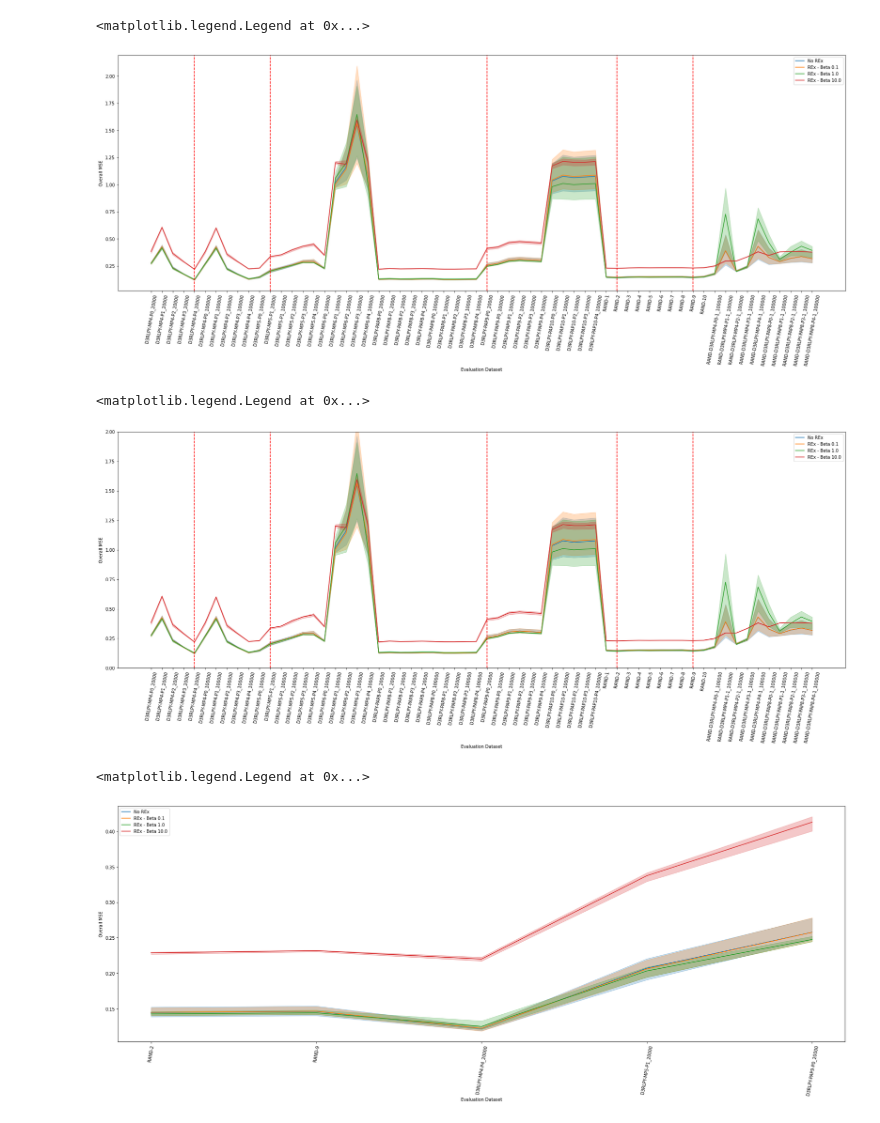
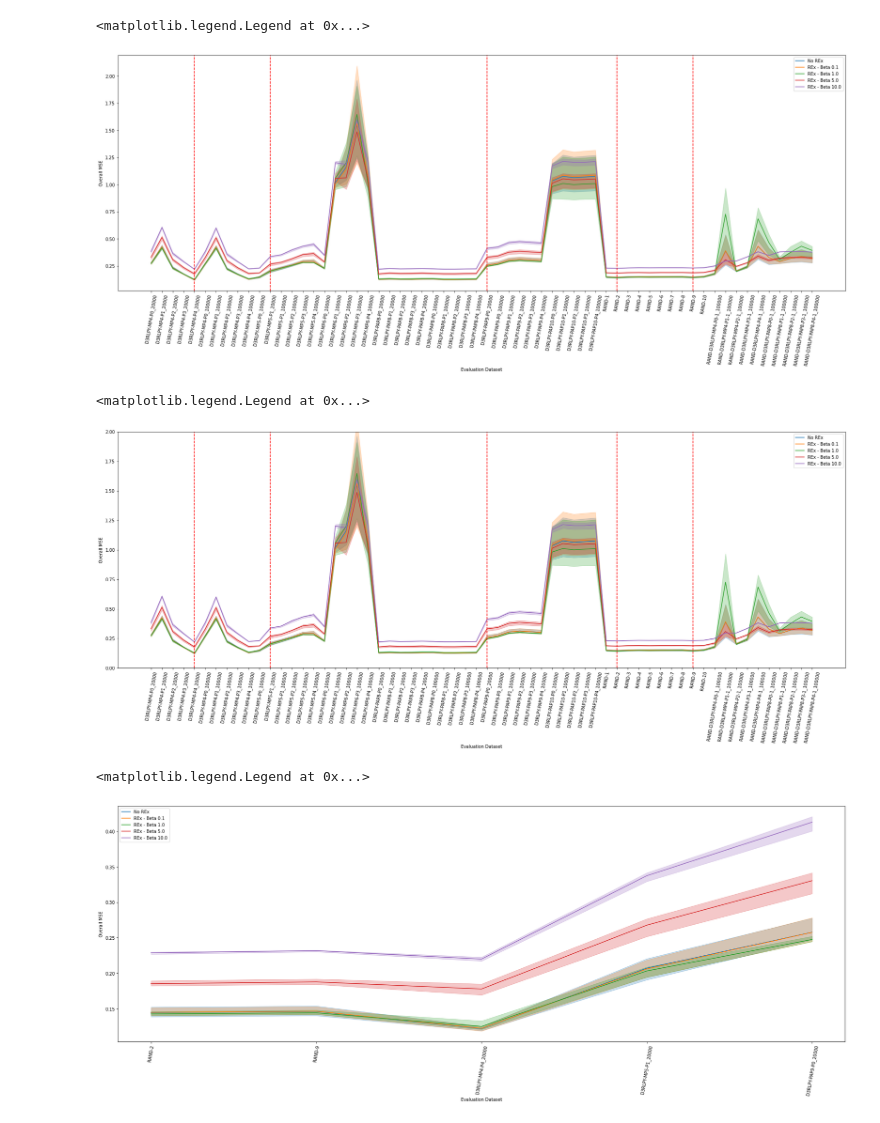
Before and after one commit to thatscotdatasci/mopo, a Jupyter notebook: model_scoring_MP329-MP340.ipynb, the cells around one changed output. Saved outputs shown, nothing was run; the diff lists cells and outputs as text; code cells hidden in the pictures.

```diff
--- a/model_scoring_MP329-MP340.ipynb
+++ b/model_scoring_MP329-MP340.ipynb
@@ -97,6 +101,7 @@ labels = ['No REx', 'REx - Beta 0.1', 'REx - Beta 1.0', 'REx - Beta 10.0']
 scores_no_rex_df = get_scores_df(experiments_no_rex, evaluation_datasets)
 scores_mse_01_df = get_scores_df(experiments_mse_01, evaluation_datasets)
 scores_mse_1_df = get_scores_df(experiments_mse_1, evaluation_datasets)
+scores_mse_5_df = get_scores_df(experiments_mse_5, evaluation_datasets)
 scores_mse_10_df = get_scores_df(experiments_mse_10, evaluation_datasets)
 # %%
 scores_no_rex_groups = (
@@ -120,6 +125,13 @@ scores_mse_1_avgs_df = scores_mse_1_groups.mean().reset_index()
 scores_mse_1_mins_df = scores_mse_1_groups.min().reset_index()
 scores_mse_1_maxs_df = scores_mse_1_groups.max().reset_index()
 
+scores_mse_5_groups = (
+    scores_mse_5_df.groupby(['training_dataset', 'rex', 'rex_beta', 'evaluation_dataset'])
+)
+scores_mse_5_avgs_df = scores_mse_5_groups.mean().reset_index()
+scores_mse_5_mins_df = scores_mse_5_groups.min().reset_index()
+scores_mse_5_maxs_df = scores_mse_5_groups.max().reset_index()
+
 scores_mse_10_groups = (
     scores_mse_10_df.groupby(['training_dataset', 'rex', 'rex_beta', 'evaluation_dataset'])
 )
@@ -134,6 +146,7 @@ for i, (exp_avgs, exp_mins, exp_maxs) in enumerate([
     (scores_no_rex_avgs_df, scores_no_rex_mins_df, scores_no_rex_maxs_df),
     (scores_mse_01_avgs_df, scores_mse_01_mins_df, scores_mse_01_maxs_df),
     (scores_mse_1_avgs_df, scores_mse_1_mins_df, scores_mse_1_maxs_df),
+    (scores_mse_5_avgs_df, scores_mse_5_mins_df, scores_mse_5_maxs_df),
     (scores_mse_10_avgs_df, scores_mse_10_mins_df, scores_mse_10_maxs_df),
 ]): #, scores_mse_10_nvb_avgs_df)):
     plot_avgs = exp_avgs.set_index('evaluation_dataset').loc[evaluation_datasets][metric]
@@ -151,7 +164,7 @@ ax.set_ylabel('Overall MSE')
 ax.legend()
 # %% [output]
 <matplotlib.legend.Legend at 0x...>
-[figure, old version]
+[figure, new version]
 # %%
 fig, ax = plt.subplots(1, 1, figsize=(30, 10))
 
@@ -160,6 +173,7 @@ for i, (exp_avgs, exp_mins, exp_maxs) in enumerate([
     (scores_no_rex_avgs_df, scores_no_rex_mins_df, scores_no_rex_maxs_df),
     (scores_mse_01_avgs_df, scores_mse_01_mins_df, scores_mse_01_maxs_df),
     (scores_mse_1_avgs_df, scores_mse_1_mins_df, scores_mse_1_maxs_df),
+    (scores_mse_5_avgs_df, scores_mse_5_mins_df, scores_mse_5_maxs_df),
     (scores_mse_10_avgs_df, scores_mse_10_mins_df, scores_mse_10_maxs_df),
 ]): #, scores_mse_10_nvb_avgs_df)):
     plot_avgs = exp_avgs.set_index('evaluation_dataset').loc[evaluation_datasets][metric]
@@ -178,29 +192,30 @@ ax.set_ylim(0,2)
 ax.legend()
 # %% [output]
 <matplotlib.legend.Legend at 0x...>
-[figure, old version]
+[figure, new version]
 # %%
 fig, ax = plt.subplots(1, 1, figsize=(30, 10))
 
 metric = 'overall_mse'
 for i, (exp_avgs, exp_mins, exp_maxs) in enumerate([
     (scores_no_rex_avgs_df, scores_no_rex_mins_df, scores_no_rex_maxs_df),
     (scores_mse_01_avgs_df, scores_mse_01_mins_df, scores_mse_01_maxs_df),
     (scores_mse_1_avgs_df, scores_mse_1_mins_df, scores_mse_1_maxs_df),
+    (scores_mse_5_avgs_df, scores_mse_5_mins_df, scores_mse_5_maxs_df),
     (scores_mse_10_avgs_df, scores_mse_10_mins_df, scores_mse_10_maxs_df),
 ]): #, scores_mse_10_nvb_avgs_df)):
     plot_avgs = exp_avgs.set_index('evaluation_dataset').loc[training_datasets][metric]
     plot_mins = exp_mins.set_index('evaluation_dataset').loc[training_datasets][metric]
     plot_maxs = exp_maxs.set_index('evaluation_dataset').loc[training_datasets][metric]
     ax.plot(training_datasets, plot_avgs, label=labels[i], c=cols[i])
     ax.fill_between(training_datasets, plot_mins, plot_maxs, alpha=0.25, color=cols[i])
 ax.set_xticks(ax.get_xticks(), training_datasets, rotation=80)
 ax.set_xlabel('Evaluation Dataset')
 ax.set_ylabel('Overall MSE')
 ax.legend()
 # %% [output]
 <matplotlib.legend.Legend at 0x...>
-[figure, old version]
+[figure, new version]
 # %%
 fig, ax = plt.subplots(1, 1, figsize=(30, 10))
 
```
Also changed, not shown: parts of 5 cells of this notebook, 3 other files.
